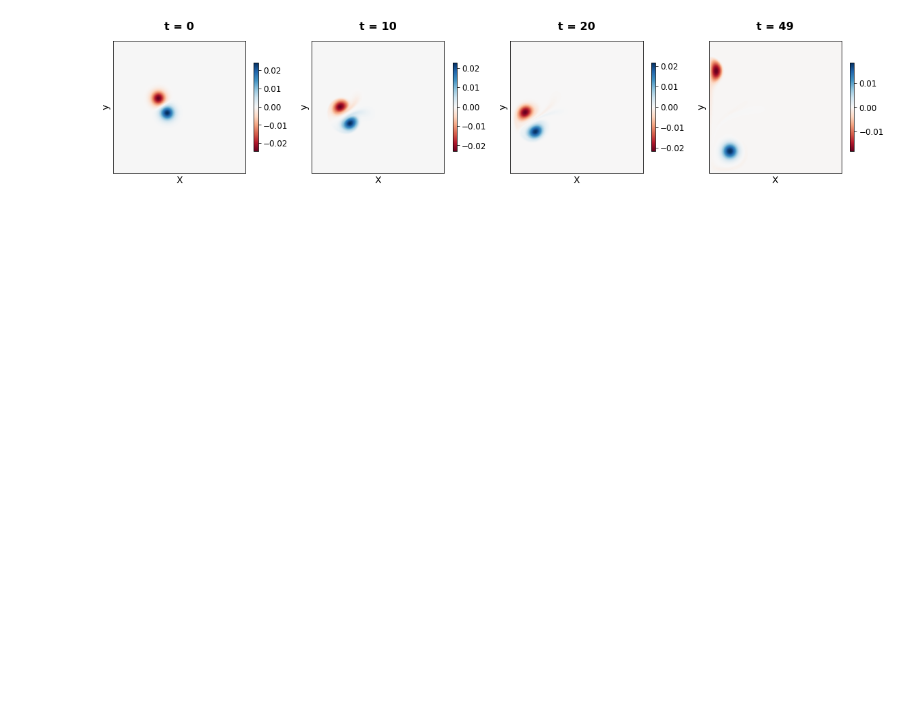
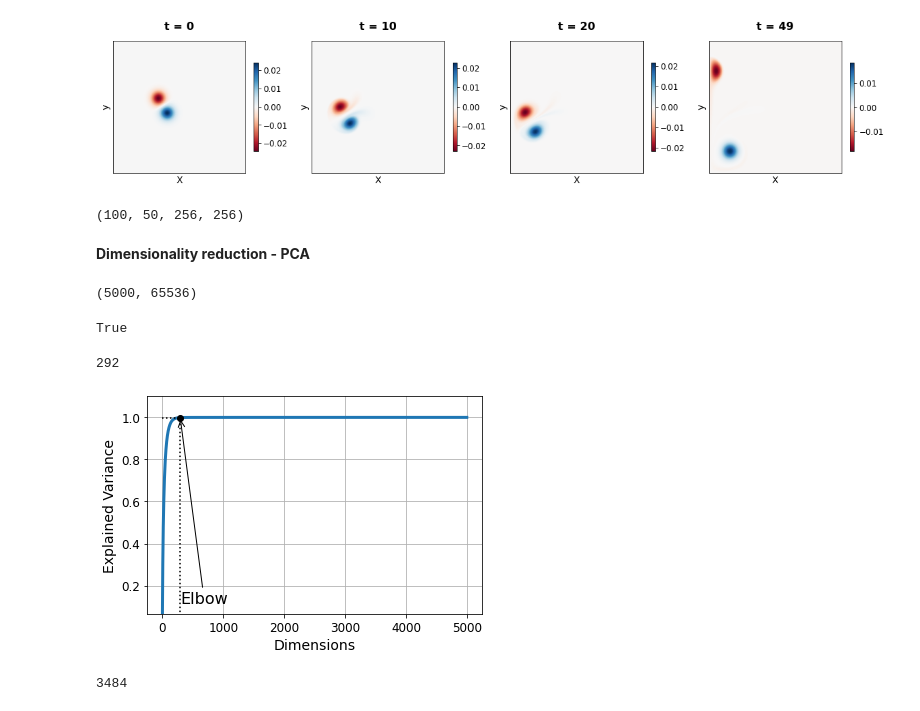
Before and after one commit to mustaphajola/msc-irp, a Jupyter notebook: PredGAN/Compression.ipynb, the cells around one changed output. Saved outputs shown, nothing was run; the diff lists cells and outputs as text; code cells hidden in the pictures; blank space fills up the shorter version.

Commit message:
pca dimensionality reduction

```diff
--- a/PredGAN/Compression.ipynb
+++ b/PredGAN/Compression.ipynb
@@ -220,3 +207,8 @@ times = [0, 10, 20, 49]
 plot_vortex(X_train3d[58], times)
 # %% [output]
 [figure]
+# %%
+nx = len(X_train3d[0][0])
+X_train3d.shape
+# %% [output]
+(100, 50, 256, 256)
@@ -222,0 +218,46 @@ plot_vortex(X_train3d[58], times)
+# %% [markdown]
+**Dimensionality reduction - PCA**
+# %%
+X_train1d = X_train3d.reshape((-1, nx*nx))
+X_train1d.shape
+# %% [output]
+(5000, 65536)
+# %%
+from sklearn.decomposition import PCA
+
+pca = PCA(X_train1d.shape[0])
+X_train_pca = pca.fit_transform(X_train1d)
+# %%
+X_recovered_1d = pca.inverse_transform(X_train_pca)
+np.allclose(X_recovered_1d, X_train1d)
+# %% [output]
+True
+# %%
+p = 0.999
+cumsum_eig = np.cumsum(pca.explained_variance_ratio_)
+d = np.argmax(cumsum_eig >= p) + 1 # returns the indices of the maximum values along an axis.
+d
+# %% [output]
+292
+# %%
+plt.figure(figsize=(6,4))
+plt.plot(cumsum_eig, linewidth=3)
+plt.xlabel("Dimensions")
+plt.ylabel("Explained Variance")
+plt.ylim([cumsum_eig[0],1.1])
+plt.plot([d, d], [0, p], "k:")
+plt.plot([0, d], [p, p], "k:")
+plt.plot(d, p, "ko")
+plt.annotate("Elbow", xy=(d, p), xytext=(d, cumsum_eig[0]+0.05),
+             arrowprops=dict(arrowstyle="->"), fontsize=16)
+plt.grid(True)
+plt.show()
+# %% [output]
+[figure, added]
+# %%
+p = 0.999
+cumsum_sv = np.cumsum(pca.singular_values_/sum(pca.singular_values_))
+d = np.argmax(cumsum_sv >= p) + 1
+d
+# %% [output]
+3484
```
Also changed, not shown: parts of 14 cells of this notebook.
